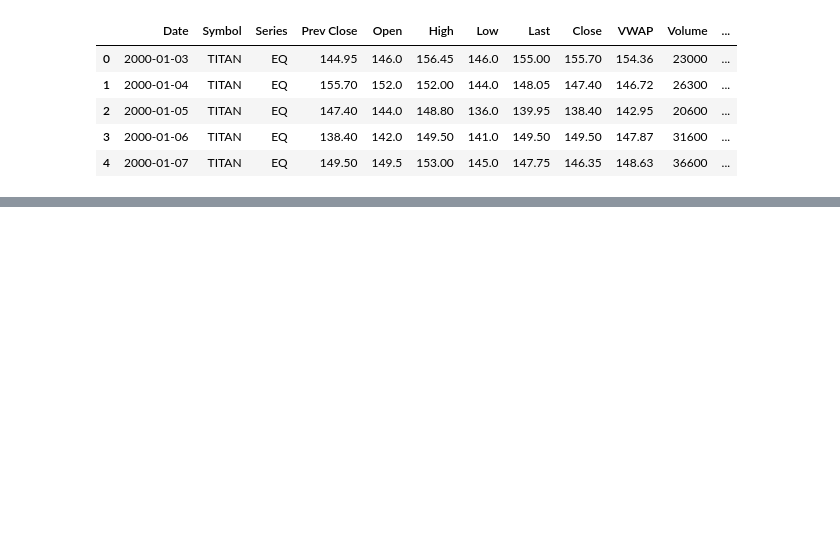
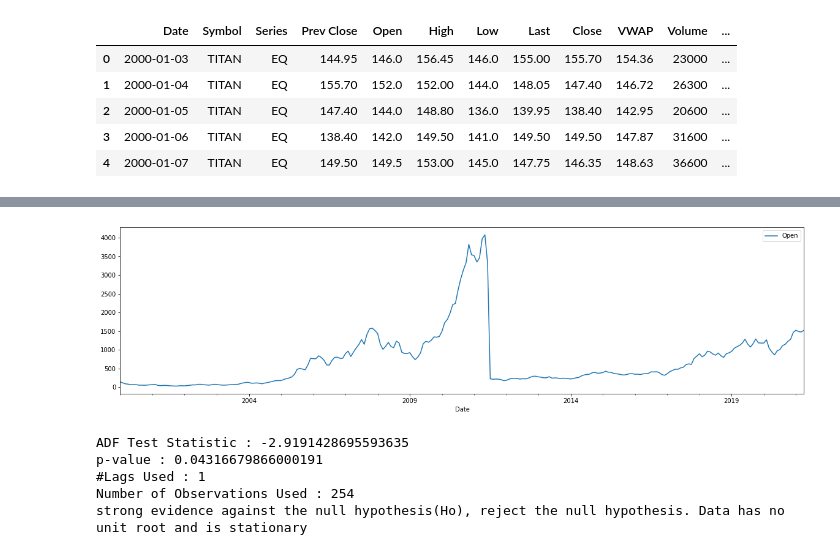
Before and after one commit to hargurjeet/MachineLearning, a Jupyter notebook: Nifty_50_Time_Series_Forecasting.ipynb, the cells around one changed output, grey strips where cells are left out. Cells and saved outputs as stored; diff of their text form; code cells hidden in the pictures; blank space fills up the shorter version.

```diff
--- a/Nifty_50_Time_Series_Forecasting.ipynb
+++ b/Nifty_50_Time_Series_Forecasting.ipynb
@@ -54,0 +106,4 @@ df.head()
+# %%
+titan_opening_price.groupby(titan_opening_price.index).mean().plot() ;
+# %% [output]
+[figure, added]
@@ -54,0 +126,8 @@ df.head()
+# %%
+adfuller_test(titan_opening_price_monthly['Open'])
+# %% [output]
+ADF Test Statistic : -2.9191428695593635
+p-value : 0.04316679866000191
+#Lags Used : 1
+Number of Observations Used : 254
+strong evidence against the null hypothesis(Ho), reject the null hypothesis. Data has no unit root and is stationary
```
Also changed, not shown: parts of 11 cells of this notebook.
